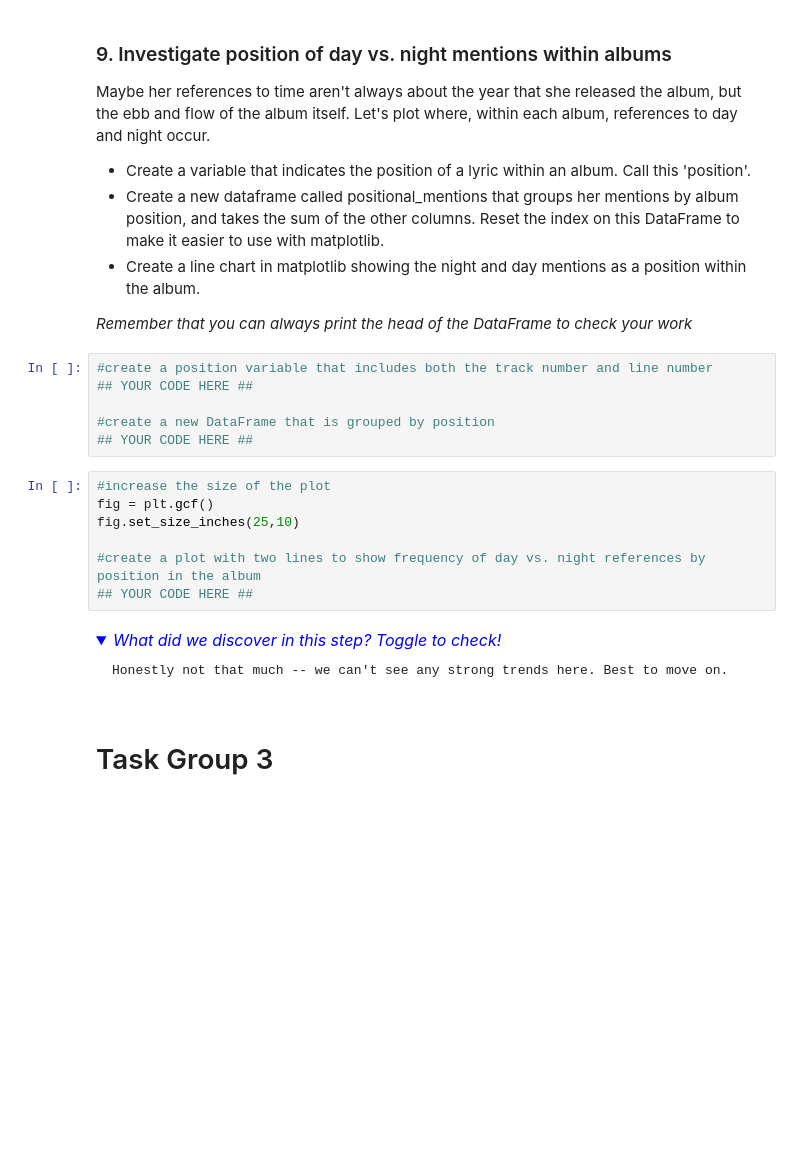
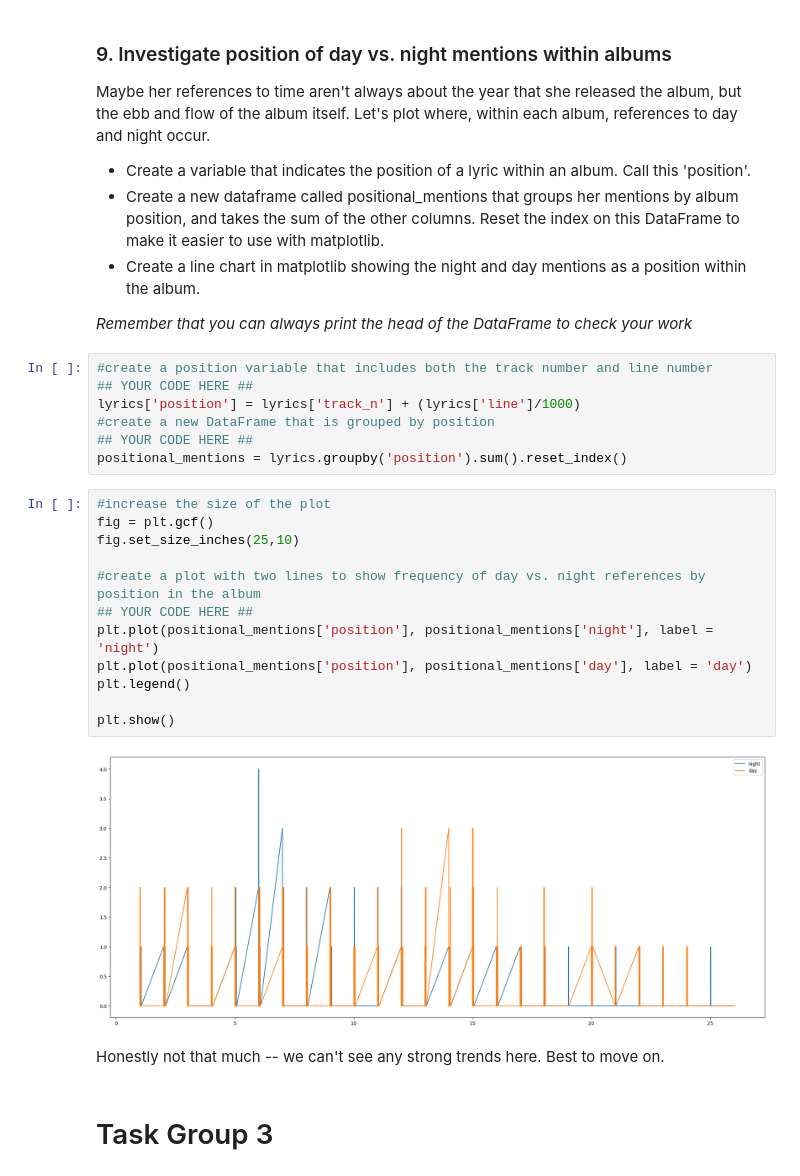
Before and after one commit to HNW11/Python_Analyze_TaylorSwift_Lyrics, a Jupyter notebook: notebook.ipynb, the cells around one changed output. Cells and saved outputs as stored; diff of their text form; folded sections open; blank space fills up the shorter version.

```diff
--- a/notebook.ipynb
+++ b/notebook.ipynb
@@ -325,22 +349,26 @@ Maybe her references to time aren't always about the year that she released the
 # %%
 #create a position variable that includes both the track number and line number
 ## YOUR CODE HERE ##
-
+lyrics['position'] = lyrics['track_n'] + (lyrics['line']/1000)
 #create a new DataFrame that is grouped by position
 ## YOUR CODE HERE ##
+positional_mentions = lyrics.groupby('position').sum().reset_index()
 # %%
 #increase the size of the plot
 fig = plt.gcf()
 fig.set_size_inches(25,10)
 
 #create a plot with two lines to show frequency of day vs. night references by position in the album
 ## YOUR CODE HERE ##
+plt.plot(positional_mentions['position'], positional_mentions['night'], label = 'night')
+plt.plot(positional_mentions['position'], positional_mentions['day'], label = 'day')
+plt.legend()
+
+plt.show()
+# %% [output]
+[figure, added]
 # %% [markdown]
-<details>
-    <summary style="display:list-item; font-size:16px; color:blue;"><i>What did we discover in this step? Toggle to check!</i></summary>
-
-    Honestly not that much -- we can't see any strong trends here. Best to move on.
-</details>
+Honestly not that much -- we can't see any strong trends here. Best to move on.
 # %% [markdown]
 # Task Group 3
 # %% [markdown]
```
Also changed, not shown: parts of 27 cells of this notebook.
